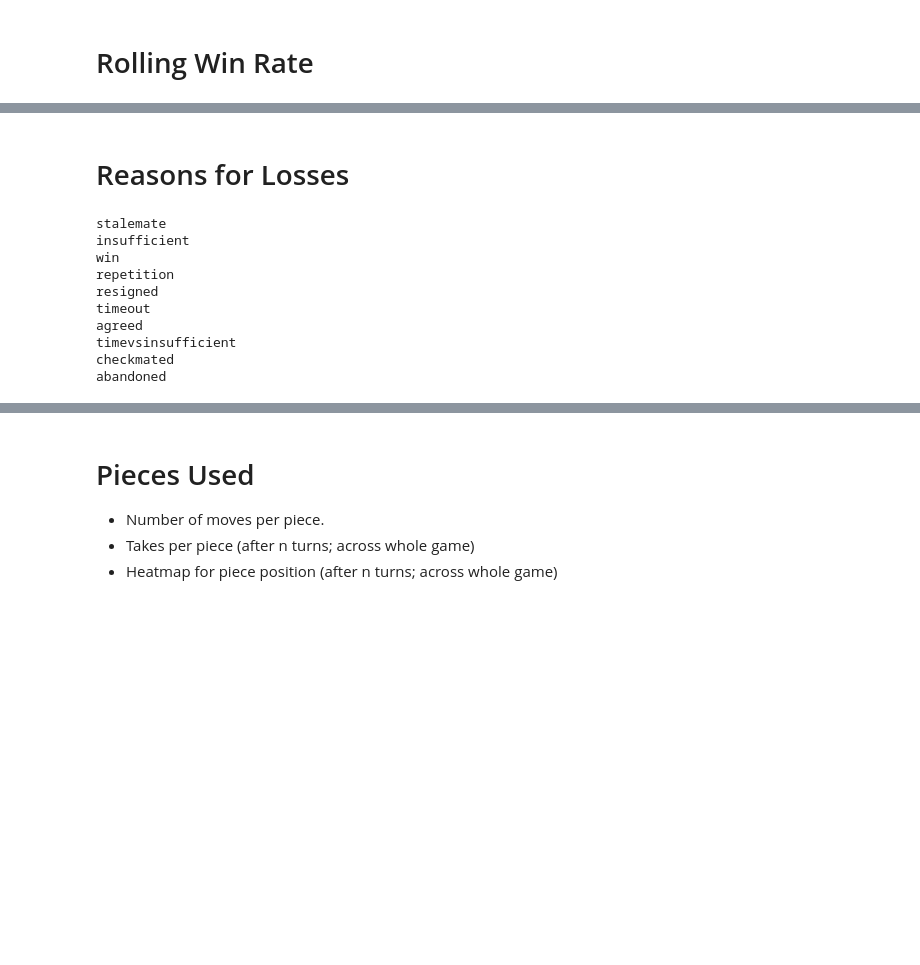
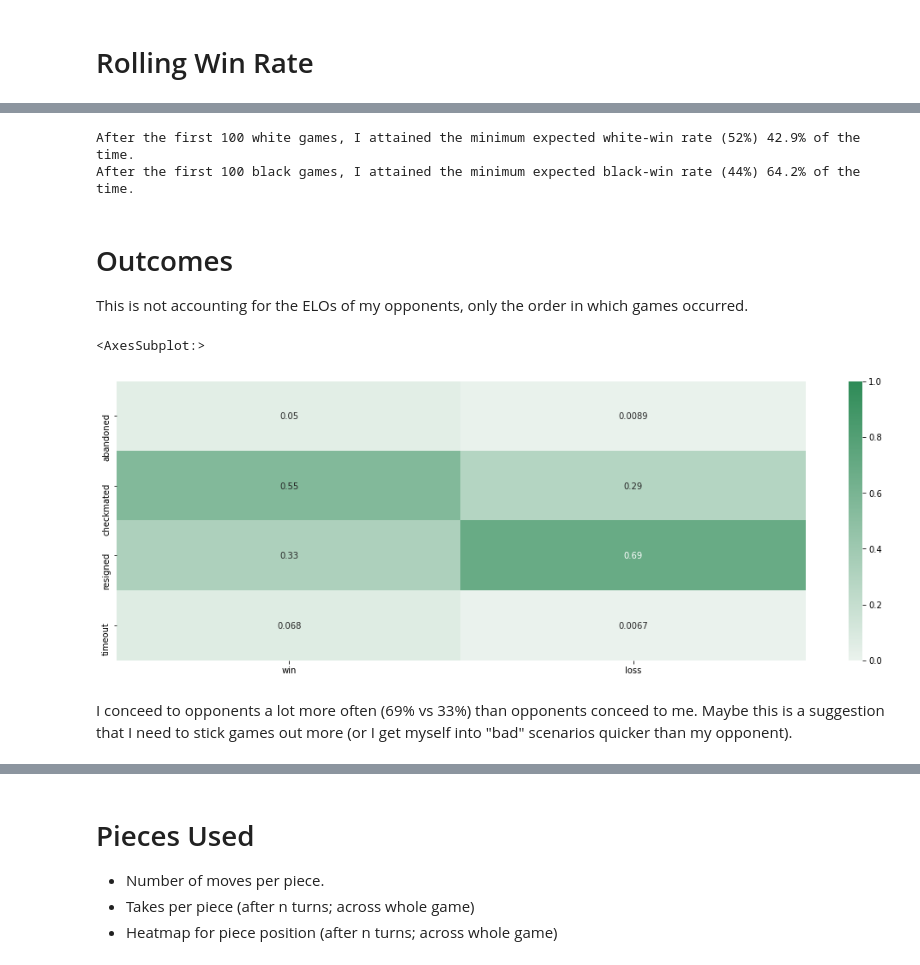
Before and after one commit to dajhutchinson/chess.com, a Jupyter notebook: Game Analysis.ipynb, the cells around one changed output, grey strips where cells are left out. Cells and saved outputs as stored; diff of their text form; code cells hidden in the pictures; blank space fills up the shorter version.

```diff
--- a/Game Analysis.ipynb
+++ b/Game Analysis.ipynb
@@ -75,3 +92,11 @@ df["opponent_rating"]=df.apply(lambda x:x["white_rating"] if (x["white_username"
+# %%
+# my outcome (win,draw,loss rather than detail)
+is_win=lambda x:x in ["win"]
+is_draw=lambda x:x in ["agreed","repetition","stalemate","insufficient","50move","timevsinsufficient"]
+is_loss=lambda x:x in ["checkmated","timeout","resigned","lose","abandoned"]
+map_result=lambda x:"win" if is_win(x) else ("draw" if is_draw(x) else "loss")
+
+df["my_outcome"]=df["my_result"].apply(map_result)
 # %%
 df.head(5)
 # %% [output]
@@ -378,15 +417,28 @@ After the first 100 black games, I had a positive rolling black-win rate 32.3% o
-# %% [markdown]
-# Reasons for Losses
-# %%
-for x in set(df["white_result"].unique().tolist()+df["black_result"].unique().tolist()): print(x)
-# %% [output]
-stalemate
-insufficient
-win
-repetition
-resigned
-timeout
-agreed
-timevsinsufficient
-checkmated
-abandoned
+# %%
+pct_exp_or_better_white=calc_time_with_given_win_rate(rolling_white_wins[trailing_n:],cond=lambda x:x>=exp_white_win_rate[0])
+pct_exp_or_better_black=calc_time_with_given_win_rate(rolling_black_wins[trailing_n:],cond=lambda x:x>=exp_black_win_rate[0])
+
+print("After the first {} white games, I attained the minimum expected white-win rate ({:.0f}%) {:.1f}% of the time.".format(trailing_n,100*exp_white_win_rate[0],100*pct_exp_or_better_white))
+print("After the first {} black games, I attained the minimum expected black-win rate ({:.0f}%) {:.1f}% of the time.".format(trailing_n,100*exp_black_win_rate[0],100*pct_exp_or_better_black))
+# %% [output]
+After the first 100 white games, I attained the minimum expected white-win rate (52%) 42.9% of the time.
+After the first 100 black games, I attained the minimum expected black-win rate (44%) 64.2% of the time.
+# %% [markdown]
+# Outcomes
+This is not accounting for the ELOs of my opponents, only the order in which games occurred.
+# %%
+# reason for win
+reasons_i_win=df[df["my_outcome"]=="win"]["opponent_result"].value_counts(normalize=True)
+
+# reason for loss
+reasons_i_lose=df[df["my_outcome"]=="loss"]["my_result"].value_counts(normalize=True)
+
+merged_reasons=pd.DataFrame({"win":reasons_i_win,"loss":reasons_i_lose})
+# %%
+cmap_green=sns.light_palette("seagreen", as_cmap=True)
+sns.heatmap(merged_reasons,annot=True,cmap=cmap_green,vmin=0,vmax=1)
+# %% [output]
+<AxesSubplot:>
+[figure, added]
+# %% [markdown]
+I conceed to opponents a lot more often (69% vs 33%) than opponents conceed to me. Maybe this is a suggestion that I need to stick games out more (or I get myself into "bad" scenarios quicker than my opponent).
```
Also changed, not shown: parts of 34 cells of this notebook, 1 other file.
